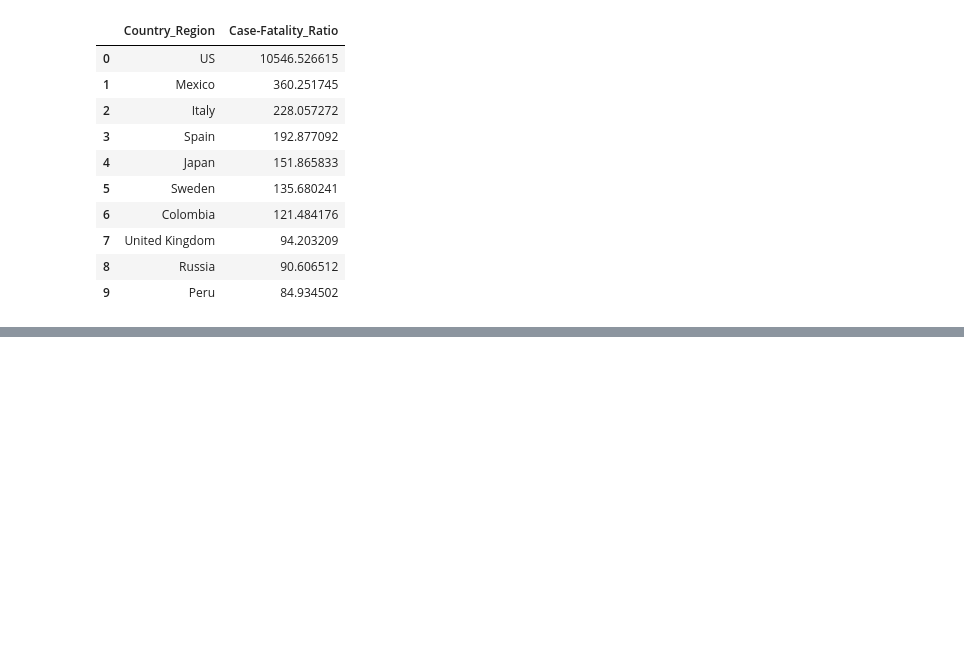
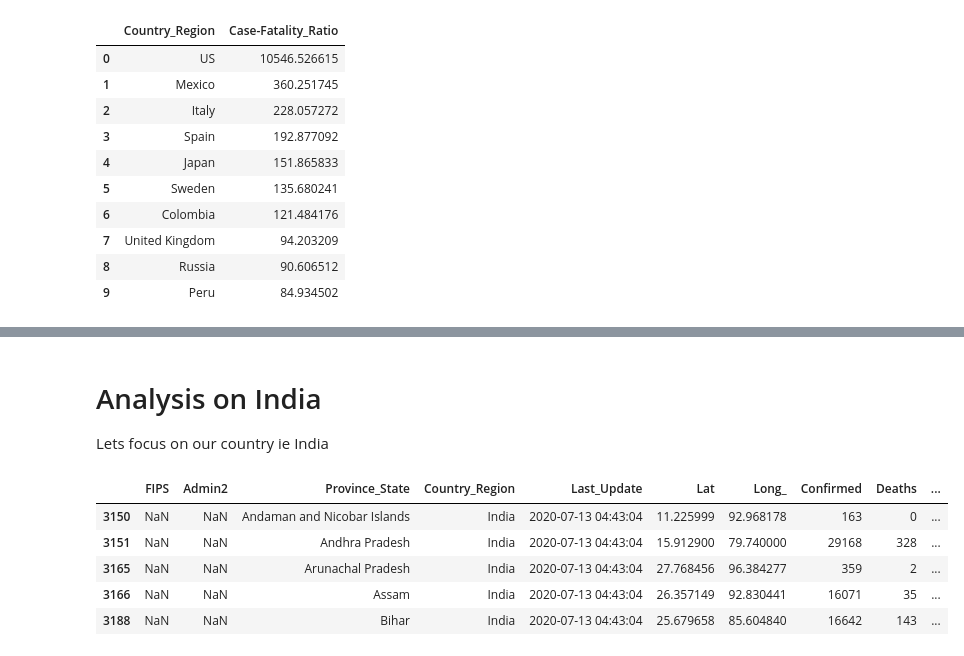
Before and after one commit to fakhruddin2012/Covid-19-Analysis, a Jupyter notebook: Covid Analysis.ipynb, the cells around one changed output, grey strips where cells are left out. Cells and saved outputs as stored; diff of their text form; code cells hidden in the pictures; blank space fills up the shorter version.

```diff
--- a/Covid Analysis.ipynb
+++ b/Covid Analysis.ipynb
@@ -468,3 +468,6 @@ fig.update_layout(
 fig.show()
 # %% [output]
 [interactive output not drawn]
+# %% [markdown]
+# Analysis on India
+Lets focus on our country ie India
@@ -470,0 +476,10 @@ fig.show()
+# %%
+india=csse[csse['Country_Region']=='India']
+india.head()
+# %% [output]
+|  | FIPS | Admin2 | Province_State | Country_Region | Last_Update | Lat | Long_ | Confirmed | Deaths | ... |
+| 3150 | NaN | NaN | Andaman and Nicobar Islands | India | 2020-07-13 04:43:04 | 11.225999 | 92.968178 | 163 | 0 | ... |
+| 3151 | NaN | NaN | Andhra Pradesh | India | 2020-07-13 04:43:04 | 15.912900 | 79.740000 | 29168 | 328 | ... |
+| 3165 | NaN | NaN | Arunachal Pradesh | India | 2020-07-13 04:43:04 | 27.768456 | 96.384277 | 359 | 2 | ... |
+| 3166 | NaN | NaN | Assam | India | 2020-07-13 04:43:04 | 26.357149 | 92.830441 | 16071 | 35 | ... |
+| 3188 | NaN | NaN | Bihar | India | 2020-07-13 04:43:04 | 25.679658 | 85.604840 | 16642 | 143 | ... |
```
Also changed, not shown: parts of 4 cells of this notebook.
